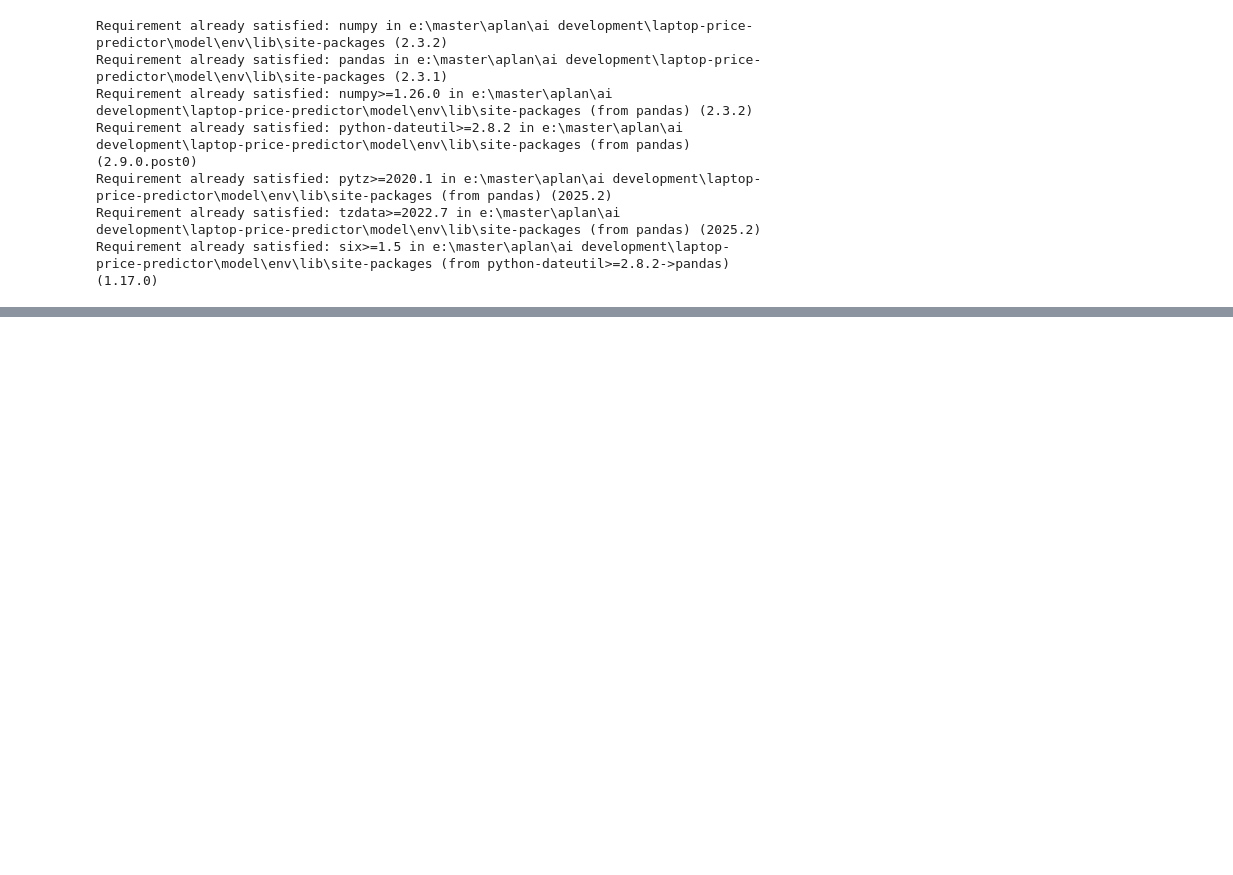
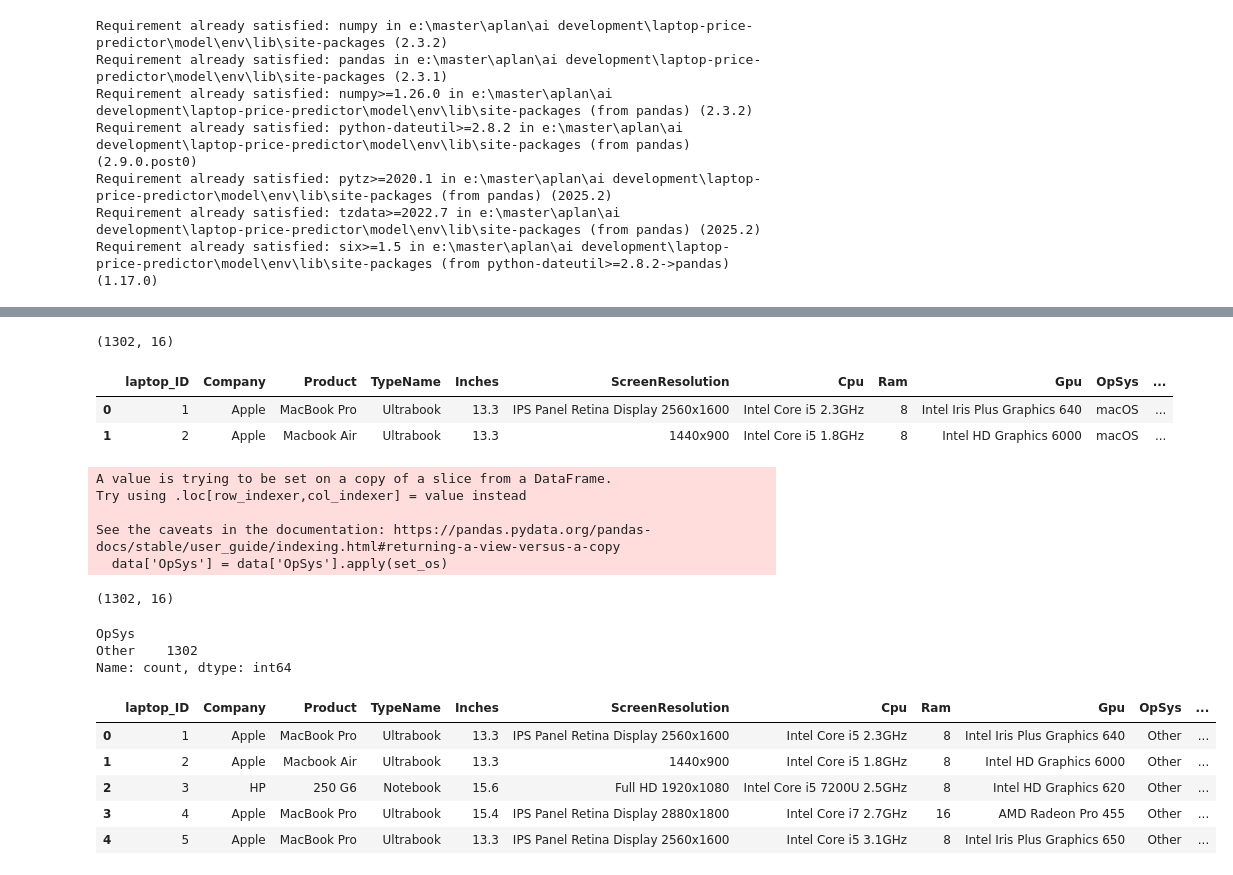
Before and after one commit to kaveesha4890/Laptop-price-predictor, a Jupyter notebook: model/Model_Building.ipynb, the cells around one changed output, grey strips where cells are left out. Saved outputs shown, nothing was run; the diff lists cells and outputs as text; code cells hidden in the pictures; blank space fills up the shorter version.

```diff
--- a/model/Model_Building.ipynb
+++ b/model/Model_Building.ipynb
@@ -24,0 +211,10 @@ data.head()
+# %%
+def set_processor(name):
+    if name == 'Intel Core i7' or name == 'Intel Core i5' or name == 'Intel Core i3':
+        return name
+    else:
+        if name.split()[0] == 'AMD':
+            return 'AMD'
+        else:
+            return 'Other'
+data['Cpu_name'] = data['Cpu_name'].apply(set_processor)
@@ -24,0 +247,2 @@ data.head()
+# %%
+data['gpu_name'] = data['Gpu'].apply(lambda x:" ".join(x.split()[0:1]))
@@ -24,0 +264,47 @@ data.head()
+# %%
+data.shape
+# %% [output]
+(1302, 16)
+# %%
+data.head(2)
+# %% [output]
+|  | laptop_ID | Company | Product | TypeName | Inches | ScreenResolution | Cpu | Ram | Gpu | OpSys | ... |
+| 0 | 1 | Apple | MacBook Pro | Ultrabook | 13.3 | IPS Panel Retina Display 2560x1600 | Intel Core i5 2.3GHz | 8 | Intel Iris Plus Graphics 640 | macOS | ... |
+| 1 | 2 | Apple | Macbook Air | Ultrabook | 13.3 | 1440x900 | Intel Core i5 1.8GHz | 8 | Intel HD Graphics 6000 | macOS | ... |
+# %%
+def set_os(inpt):
+    if inpt == 'Windows 10' or inpt == 'Windows 7' or inpt == 'Windows 10 S':
+        return 'Windows'
+    elif inpt == 'macOS' or inpt == 'Mac OS X':
+        return 'Mac'
+    elif inpt == 'Linux':
+        return 'Linux'
+    else:
+        return 'Other'
+
+data['OpSys'] = data['OpSys'].apply(set_os)
+# %% [output]
+A value is trying to be set on a copy of a slice from a DataFrame.
+Try using .loc[row_indexer,col_indexer] = value instead
+
+See the caveats in the documentation: https://pandas.pydata.org/pandas-docs/stable/user_guide/indexing.html#returning-a-view-versus-a-copy
+  data['OpSys'] = data['OpSys'].apply(set_os)
+# %%
+data.shape
+# %% [output]
+(1302, 16)
+# %%
+data['OpSys'].value_counts()
+# %% [output]
+OpSys
+Other    1302
+Name: count, dtype: int64
+# %%
+data.head(5)
+# %% [output]
+|  | laptop_ID | Company | Product | TypeName | Inches | ScreenResolution | Cpu | Ram | Gpu | OpSys | ... |
+| 0 | 1 | Apple | MacBook Pro | Ultrabook | 13.3 | IPS Panel Retina Display 2560x1600 | Intel Core i5 2.3GHz | 8 | Intel Iris Plus Graphics 640 | Other | ... |
+| 1 | 2 | Apple | Macbook Air | Ultrabook | 13.3 | 1440x900 | Intel Core i5 1.8GHz | 8 | Intel HD Graphics 6000 | Other | ... |
+| 2 | 3 | HP | 250 G6 | Notebook | 15.6 | Full HD 1920x1080 | Intel Core i5 7200U 2.5GHz | 8 | Intel HD Graphics 620 | Other | ... |
+| 3 | 4 | Apple | MacBook Pro | Ultrabook | 15.4 | IPS Panel Retina Display 2880x1800 | Intel Core i7 2.7GHz | 16 | AMD Radeon Pro 455 | Other | ... |
+| 4 | 5 | Apple | MacBook Pro | Ultrabook | 13.3 | IPS Panel Retina Display 2560x1600 | Intel Core i5 3.1GHz | 8 | Intel Iris Plus Graphics 650 | Other | ... |
```
Also changed, not shown: parts of 40 cells of this notebook, 2 other files.
